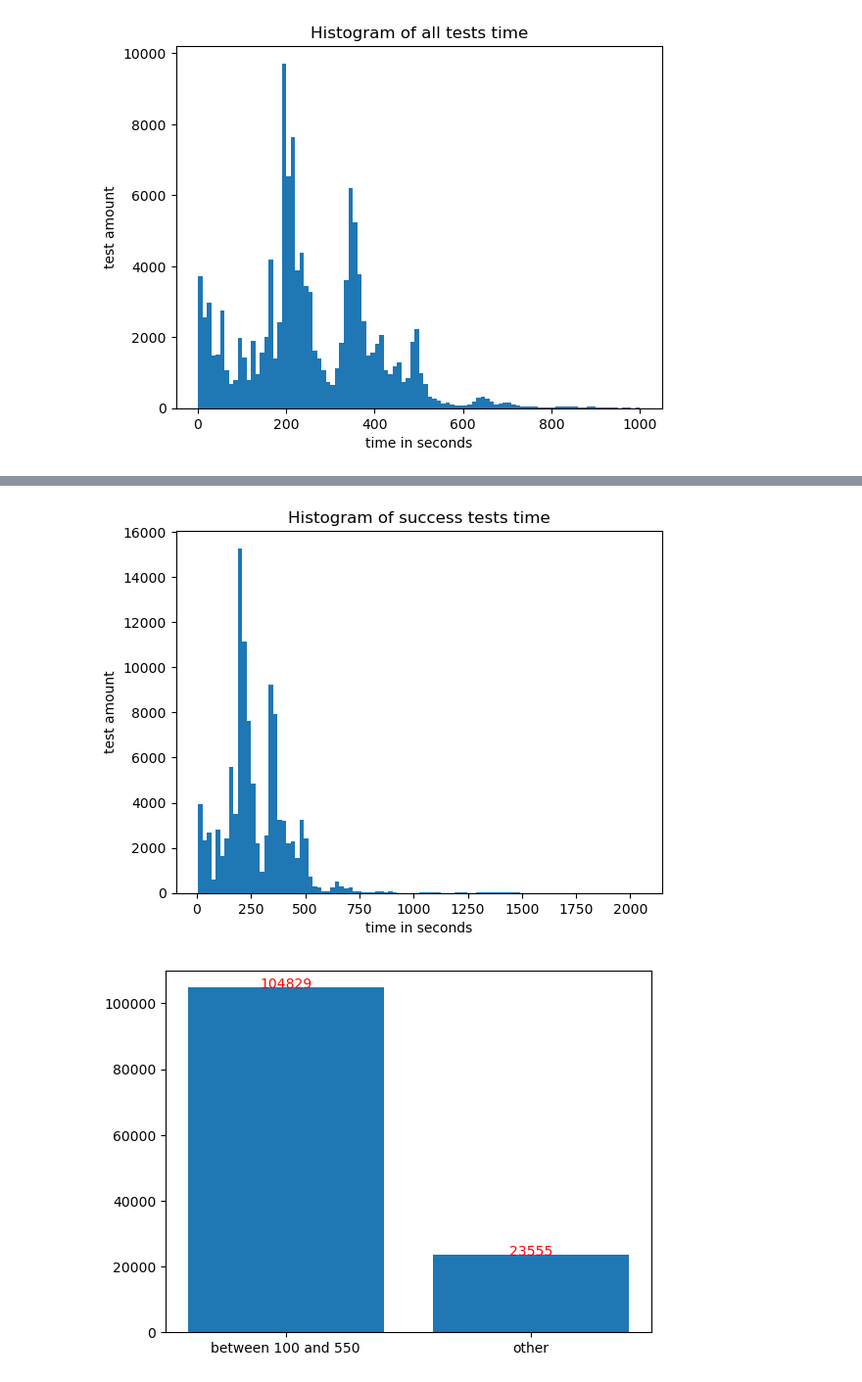
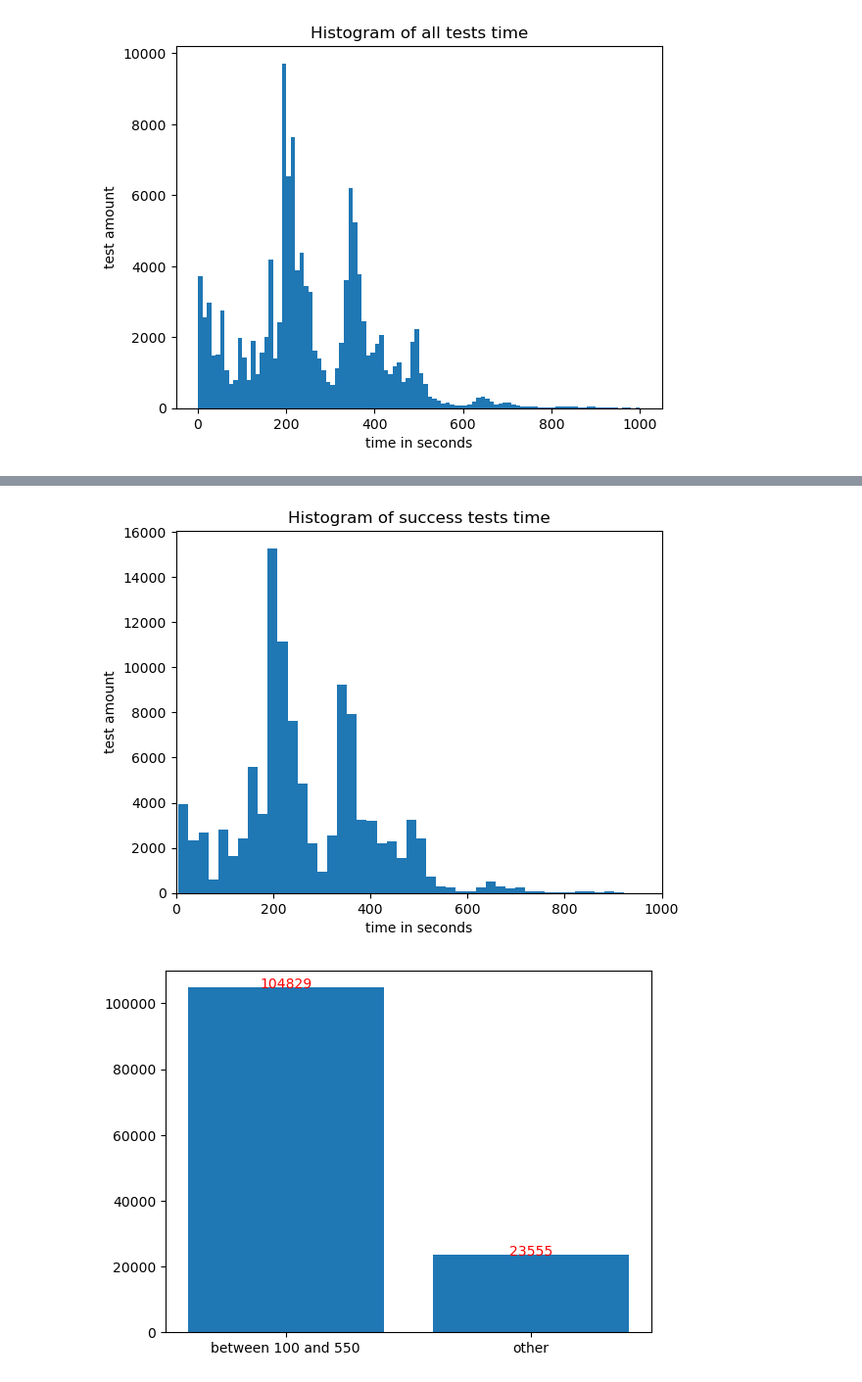
Before and after one commit to ittayeyal046/TestTimePrediction, a Jupyter notebook: ML/TestTimePrediction.ipynb, the cells around one changed output, grey strips where cells are left out. Shown at 98% size. Saved outputs shown, nothing was run; the diff lists cells and outputs as text; code cells hidden in the pictures.

```diff
--- a/ML/TestTimePrediction.ipynb
+++ b/ML/TestTimePrediction.ipynb
@@ -78,19 +78,20 @@ plt.show()
 # %%
 # success tests time histogrm
 
 success_records = df[df['ITuff_PerUnit_IsPassed_Target_NA'] == True]
 
 plt.hist(success_records['ITuff_PerUnit_testTimeInMS_Target'], bins=100)
 
 # Add labels and titles
 plt.xlabel('time in seconds')
 plt.ylabel('test amount')
 plt.title('Histogram of success tests time')
+plt.xlim(0,1000)
 
 # Show the plot
 plt.show()
 # %% [output]
-[figure, old version]
+[figure, new version]
 # %%
 min_time = 100
 max_time = 550
```
Also changed, not shown: parts of 9 cells of this notebook.
